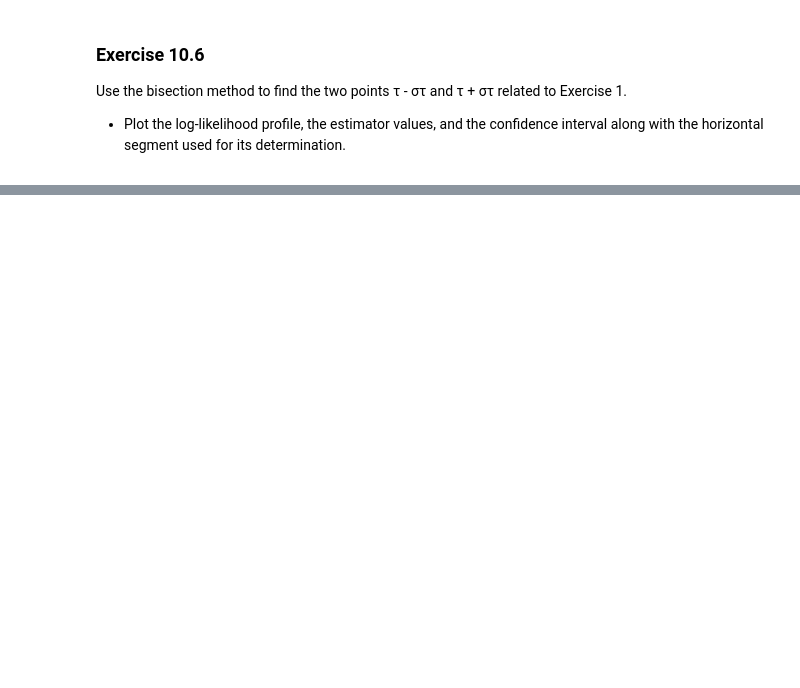
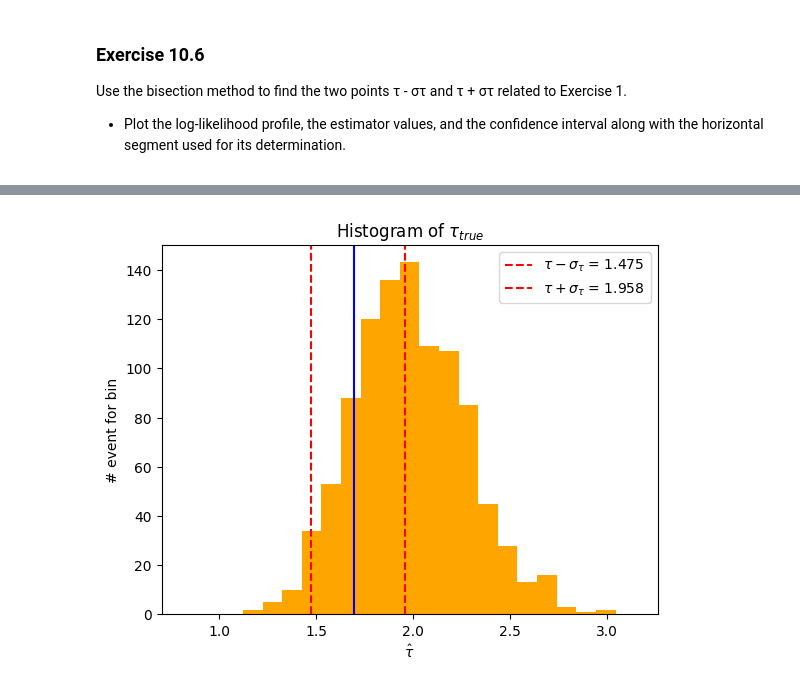
Before and after one commit to Murphy900/Lab-Code-, a Jupyter notebook: Ex 10 Python/Ex10.ipynb, the cells around one changed output, grey strips where cells are left out. Saved outputs shown, nothing was run; the diff lists cells and outputs as text; code cells hidden in the pictures; blank space fills up the shorter version.

```diff
--- a/Ex 10 Python/Ex10.ipynb
+++ b/Ex 10 Python/Ex10.ipynb
@@ -253,0 +343,51 @@ if __name__ == "__main__": main()
+# %%
+from math import ceil
+
+#---------------------------------------------------------------------------------------------------------------
+#This function calculate the optimal numbers of bins for making an in Histogram un function of the number of
+#events
+#---------------------------------------------------------------------------------------------------------------
+
+def sturges(N_events):
+
+    if len(N_events) != 1 :
+        return ceil(1+3.322 * np.log(len(N_events)))
+    else:
+        return ceil(1+3.322 * np.log(N_events))
+
+def main():
+
+    tau_true = 2.0
+    xmin = 0.5
+    xmax = 5.
+    tau_hat = []
+    N = 1000
+
+    for i in range(N):
+        sample = generate_exp(tau_true,50)
+        tau_hat.append(LEP(loglikelihood,exp_func,sample,xmin,xmax))
+
+    nbins = sturges(tau_hat)
+
+    measure = stats.stats(tau_hat)
+    tau_mu = measure.mean()
+    tau_sigma = measure.sigma()
+
+    min = tau_mu - 4.*tau_sigma
+    max = tau_mu + 4.*tau_sigma
+
+    bin_edges = np.linspace(min,max,nbins)
+
+    plt.hist(tau_hat,bins=bin_edges, color = 'orange')
+    plt.title('Histogram of ' + r'$\tau_{true}$')
+    plt.xlabel(r'$\hat{\tau}$')
+    plt.ylabel('# event for bin')
+
+    plt.axvline(x = 1.4758108103442265 , color = 'r', linestyle = 'dashed', label = r'$\tau - \sigma_{\tau}$ = ' + str(1.475))
+    plt.axvline(x = 1.9585558964107448 , color = 'r', linestyle = 'dashed' , label = r'$\tau + \sigma_{\tau}$ = ' + str(1.958))
+    plt.axvline(x = 1.694474453864794, color = 'b')
+    plt.legend()
+
+if __name__ == '__main__': main()
+# %% [output]
+[figure, added]
```
Also changed, not shown: parts of 8 cells of this notebook, 26 other files.
